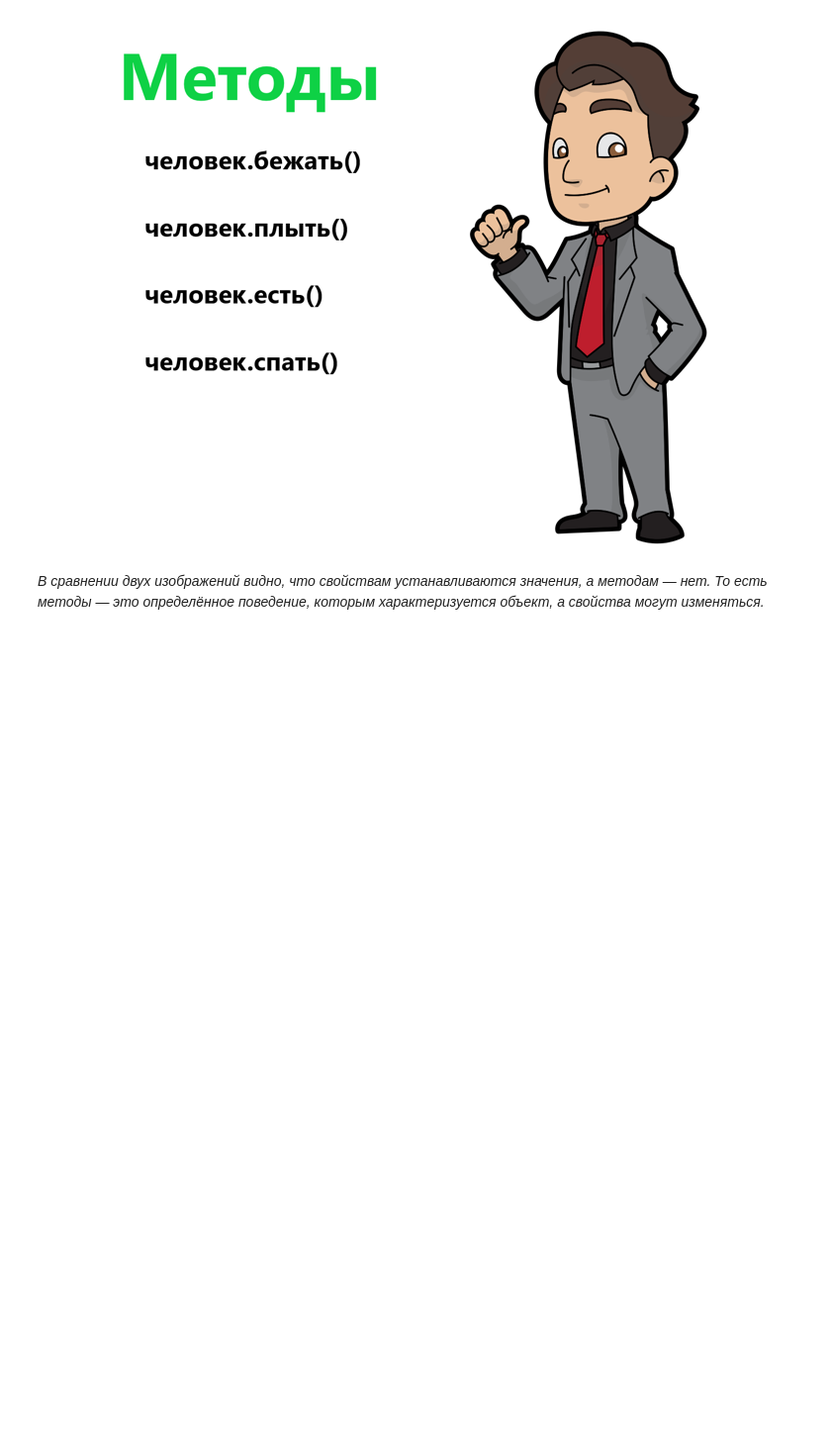
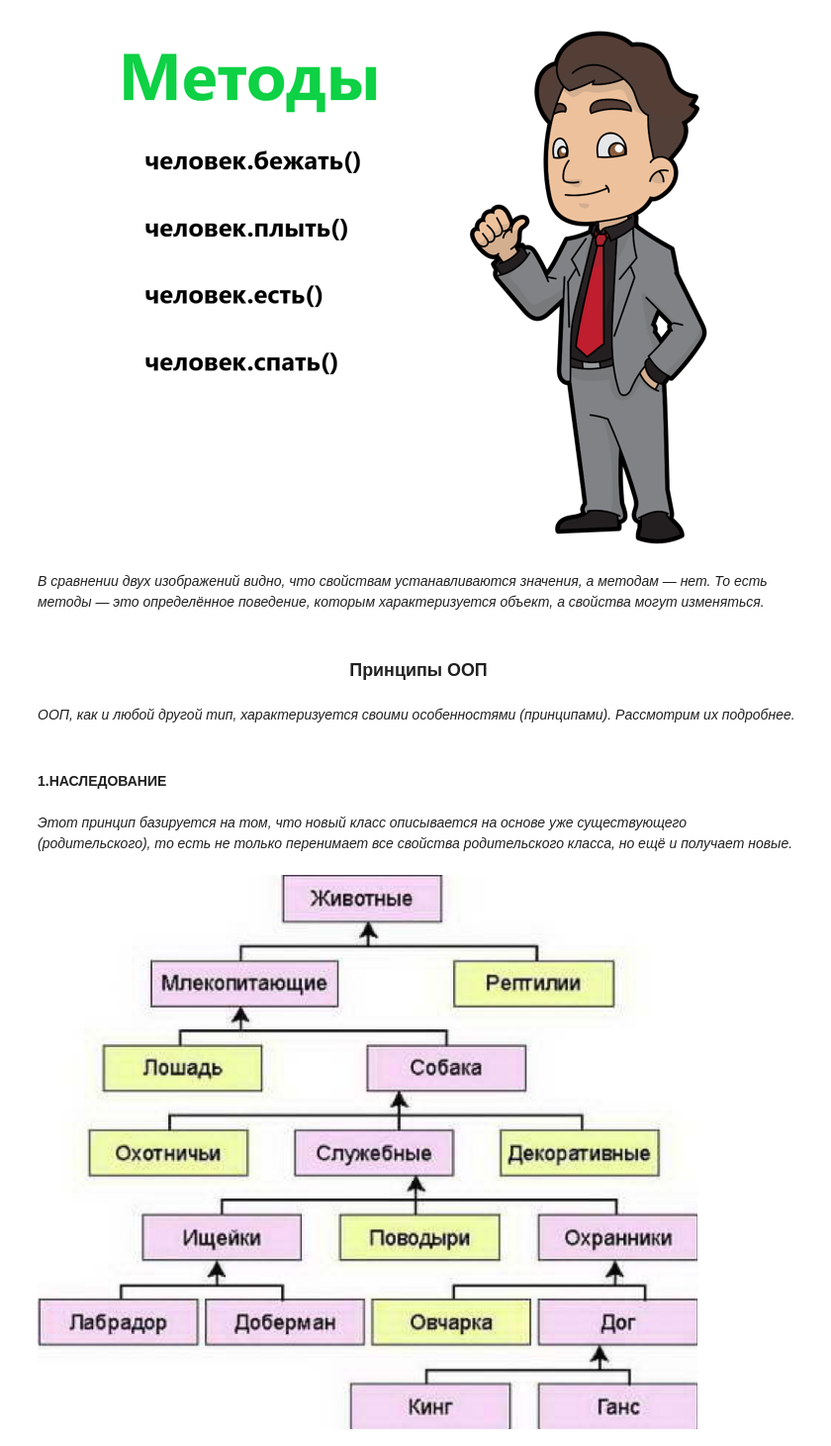
Before and after one commit to Dredox22/sf_data_science, a Jupyter notebook: SkillFactory/PY_15_Принципы_ООП_в_Python_и_отладка_кода/class.ipynb, the cells around one changed output. Shown at 99% size. Drawn from its saved outputs; the diff is of its cells as text; code cells hidden in the pictures; blank space fills up the shorter version.

```diff
--- a/SkillFactory/PY_15_Принципы_ООП_в_Python_и_отладка_кода/class.ipynb
+++ b/SkillFactory/PY_15_Принципы_ООП_в_Python_и_отладка_кода/class.ipynb
@@ -41,3 +41,16 @@ Image("data/dst-3-unit-1-15-4.png")
 [figure]
 # %% [markdown]
 *В сравнении двух изображений видно, что свойствам устанавливаются значения, а методам — нет. То есть методы — это определённое поведение, которым характеризуется объект, а свойства могут изменяться.*
+# %% [markdown]
+### <center>Принципы ООП
+# %% [markdown]
+*ООП, как и любой другой тип, характеризуется своими особенностями (принципами). Рассмотрим их подробнее.*
+# %% [markdown]
+#### 1.НАСЛЕДОВАНИЕ
+# %% [markdown]
+*Этот принцип базируется на том, что новый класс описывается на основе уже существующего (родительского), то есть не только перенимает все свойства родительского класса, но ещё и получает новые.*
+# %%
+from IPython.display import Image
+Image("data/dst-3-unit-1-15-5.png")
+# %% [output]
+[figure, added]
```
Also changed, not shown: parts of 29 cells of this notebook, 2 other files.
